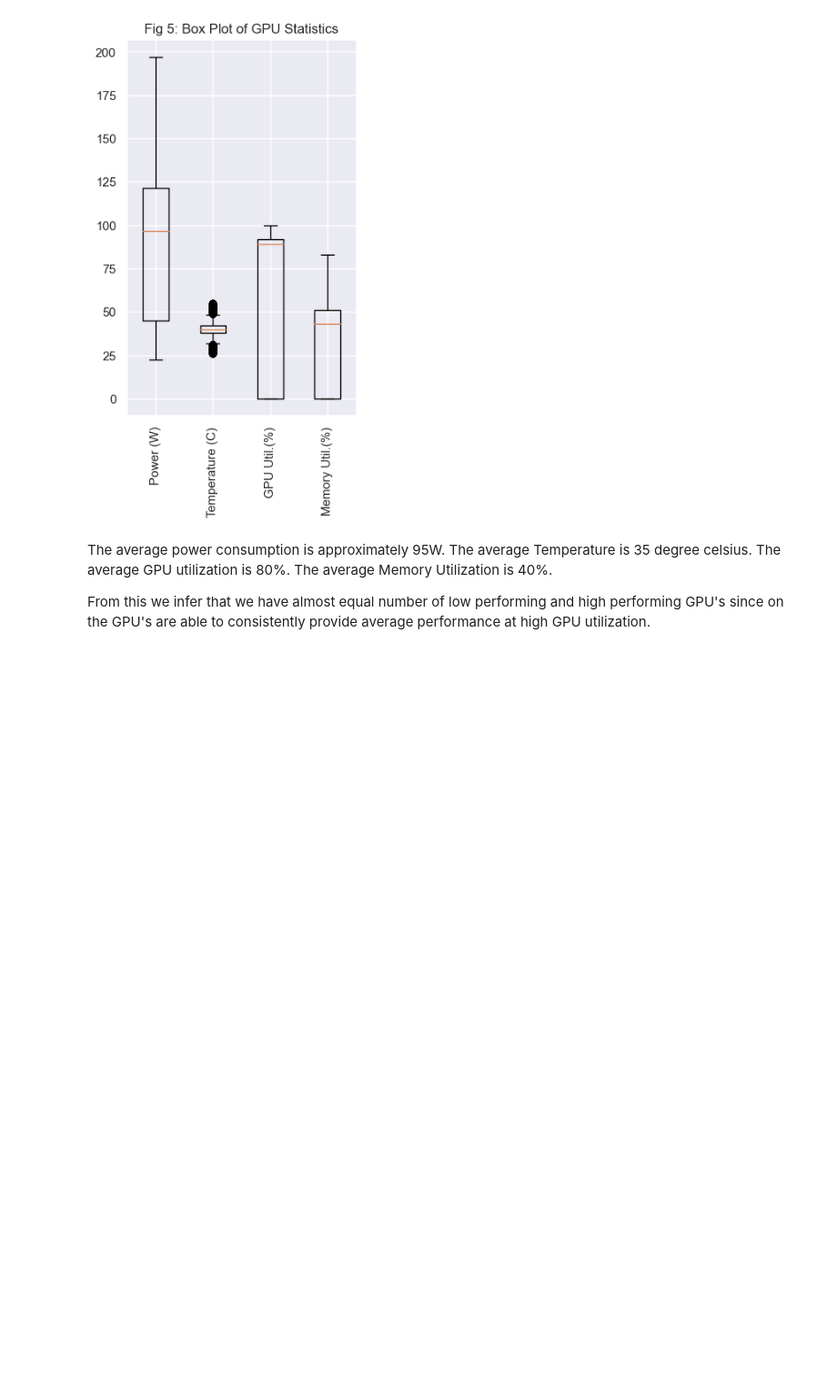
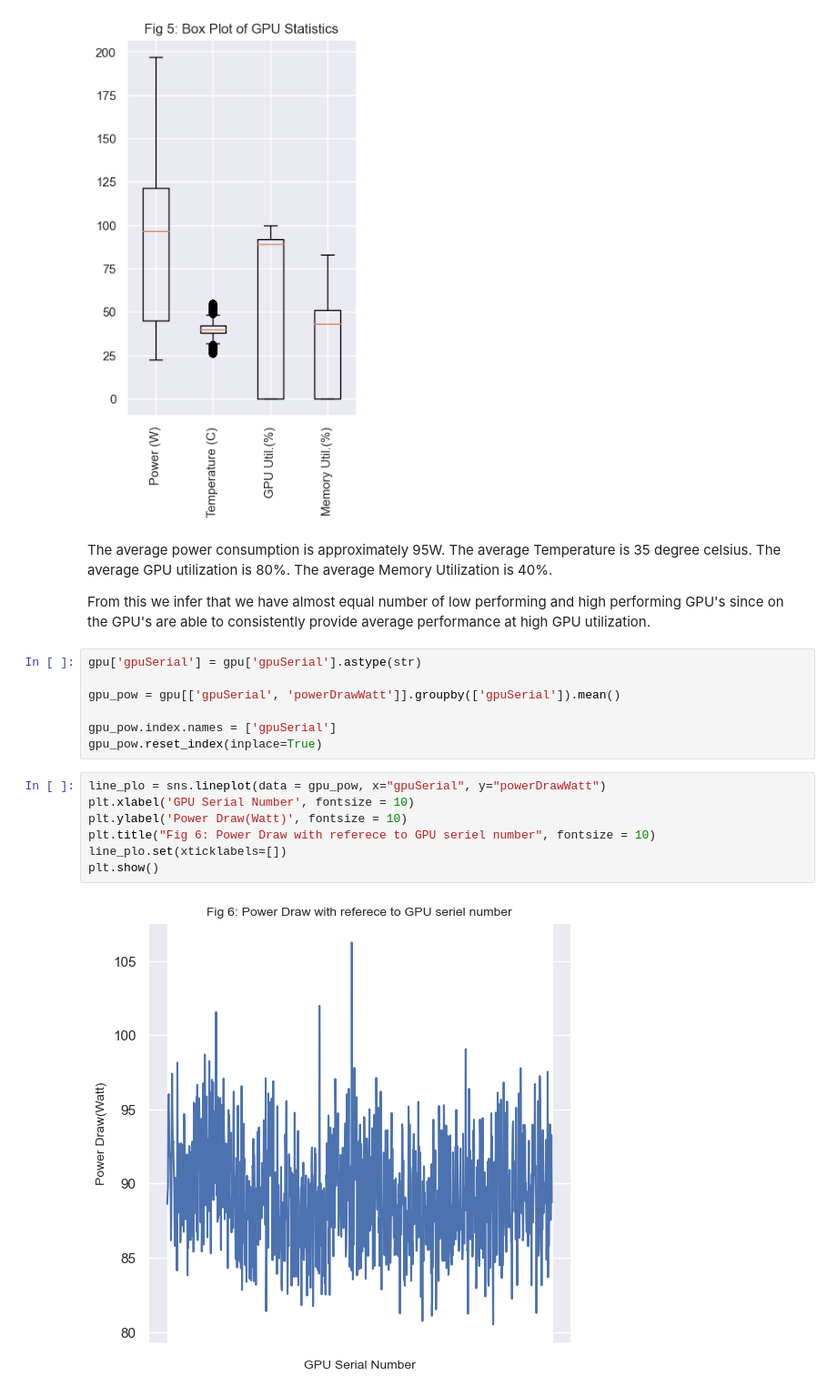
Before and after one commit to mustang-raven999/terapixel, a Jupyter notebook: terapixel.ipynb, the cells around one changed output. Shown at 91% size. Saved outputs shown, nothing was run; the diff lists cells and outputs as text; blank space fills up the shorter version.

```diff
--- a/terapixel.ipynb
+++ b/terapixel.ipynb
@@ -243,3 +243,19 @@ The average GPU utilization is 80%.
 The average Memory Utilization is 40%.
 
 From this we infer that we have almost equal number of low performing and high performing GPU's since on the GPU's are able to consistently provide average performance at high GPU utilization.
+# %%
+gpu['gpuSerial'] = gpu['gpuSerial'].astype(str)
+
+gpu_pow = gpu[['gpuSerial', 'powerDrawWatt']].groupby(['gpuSerial']).mean()
+
+gpu_pow.index.names = ['gpuSerial']
+gpu_pow.reset_index(inplace=True)
+# %%
+line_plo = sns.lineplot(data = gpu_pow, x="gpuSerial", y="powerDrawWatt")
+plt.xlabel('GPU Serial Number', fontsize = 10)
+plt.ylabel('Power Draw(Watt)', fontsize = 10)
+plt.title("Fig 6: Power Draw with referece to GPU seriel number", fontsize = 10)
+line_plo.set(xticklabels=[])
+plt.show()
+# %% [output]
+[figure, added]
```
Also changed, not shown: parts of 8 cells of this notebook.
